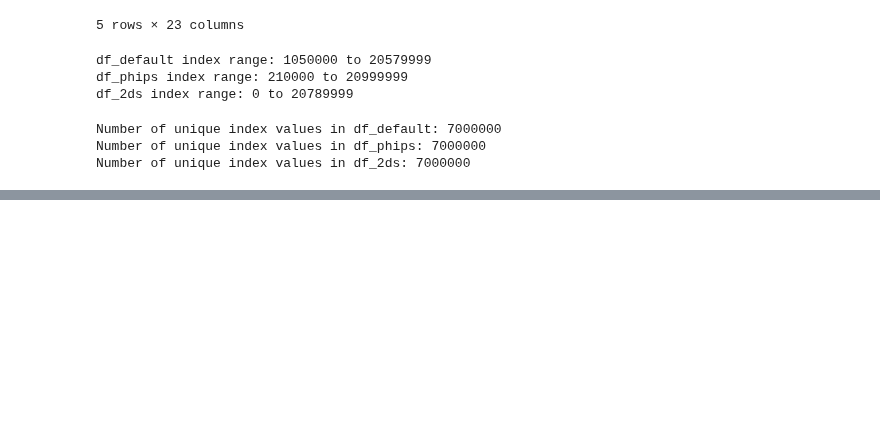
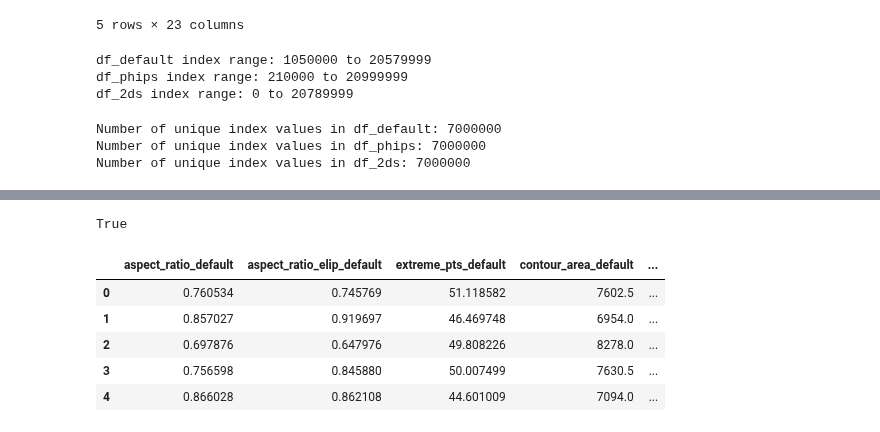
Before and after one commit to josephko91/ice3d, a Jupyter notebook: notebooks/30-create-indices.ipynb, the cells around one changed output, grey strips where cells are left out. Drawn from its saved outputs; the diff is of its cells as text; code cells hidden in the pictures; blank space fills up the shorter version.

```diff
--- a/notebooks/30-create-indices.ipynb
+++ b/notebooks/30-create-indices.ipynb
@@ -272,0 +280,18 @@ Number of unique index values in df_2ds: 7000000
+# %%
+# check if filenames lists are equivalent
+filenames_dict[fnames[0]] == filenames_dict[fnames[1]] == filenames_dict[fnames[2]]
+# %% [output]
+True
+# %%
+tab_dir = '/home/jko/synth-ros-data/tabular-data-v2'
+tab_file = 'ros-tabular-data-stereo-default-2ds.parquet'
+tab_path = os.path.join(tab_dir, tab_file)
+df = pd.read_parquet(tab_path)
+df.head()
+# %% [output]
+|  | aspect_ratio_default | aspect_ratio_elip_default | extreme_pts_default | contour_area_default | ... |
+| 0 | 0.760534 | 0.745769 | 51.118582 | 7602.5 | ... |
+| 1 | 0.857027 | 0.919697 | 46.469748 | 6954.0 | ... |
+| 2 | 0.697876 | 0.647976 | 49.808226 | 8278.0 | ... |
+| 3 | 0.756598 | 0.845880 | 50.007499 | 7630.5 | ... |
+| 4 | 0.866028 | 0.862108 | 44.601009 | 7094.0 | ... |
```
Also changed, not shown: parts of 15 cells of this notebook, 5 other files.
